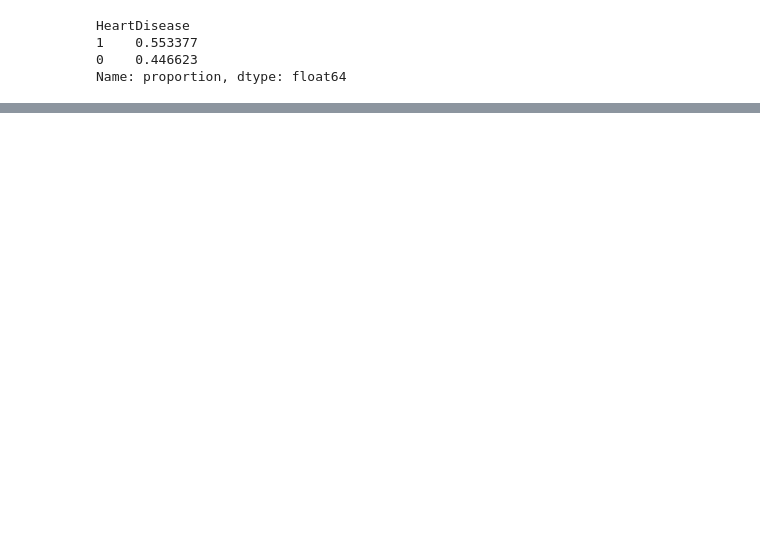
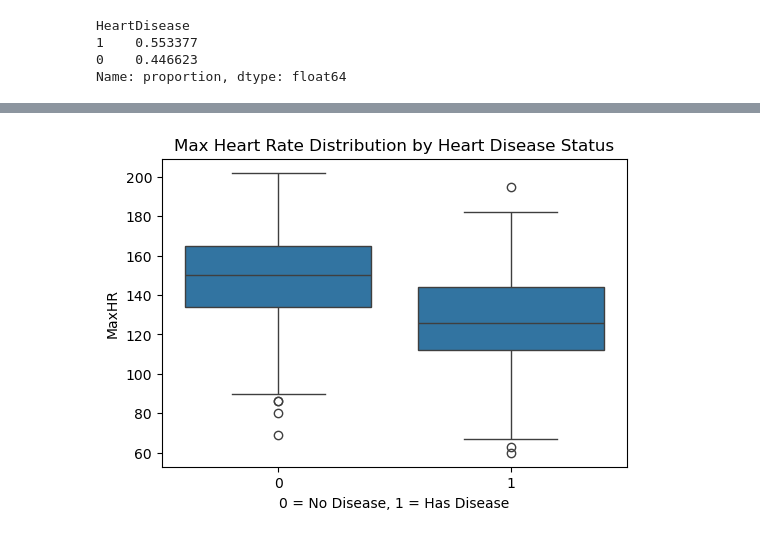
Before and after one commit to Jonc29/heart-disease-prediction, a Jupyter notebook: notebooks/01_exploration.ipynb, the cells around one changed output, grey strips where cells are left out. Saved outputs shown, nothing was run; the diff lists cells and outputs as text; code cells hidden in the pictures; blank space fills up the shorter version.

```diff
--- a/notebooks/01_exploration.ipynb
+++ b/notebooks/01_exploration.ipynb
@@ -152,0 +202,12 @@ Name: proportion, dtype: float64
+# %%
+# Same comparison, but for MaxHR (maximum heart rate achieved during exercise test).
+# Lower max heart rate is often clinically associated with heart disease,
+# so we're checking if that pattern shows up visually in this dataset.
+plt.figure(figsize=(6,4))
+sns.boxplot(data=df, x='HeartDisease', y='MaxHR')
+plt.title('Max Heart Rate Distribution by Heart Disease Status')
+plt.xlabel('0 = No Disease, 1 = Has Disease')
+plt.ylabel('MaxHR')
+plt.show()
+# %% [output]
+[figure, added]
```
Also changed, not shown: parts of 16 cells of this notebook.
